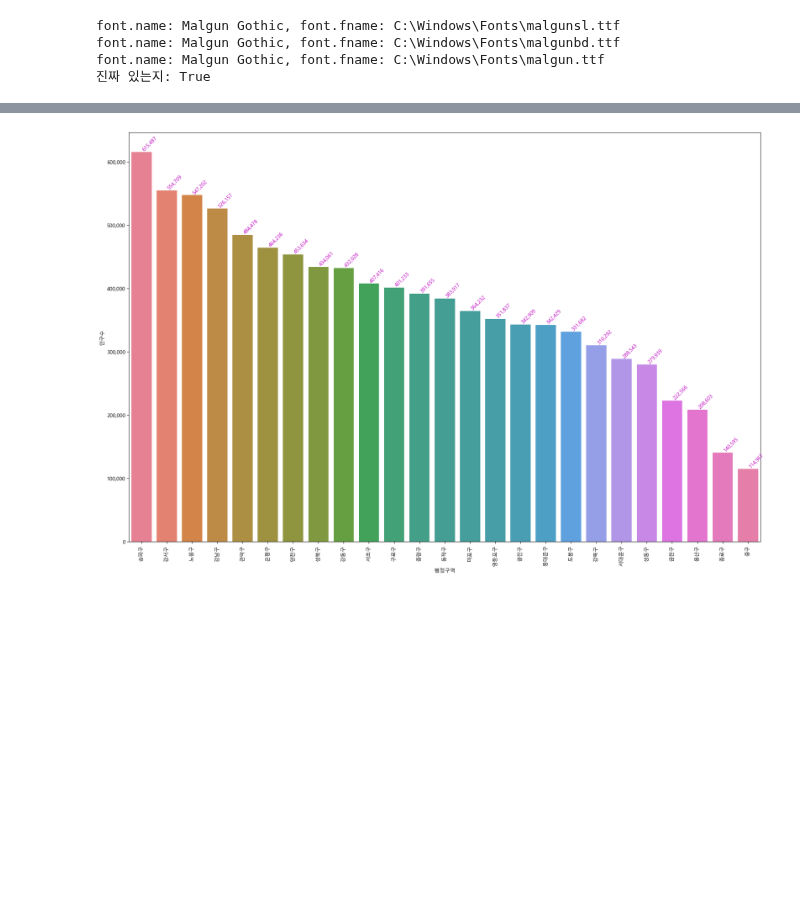
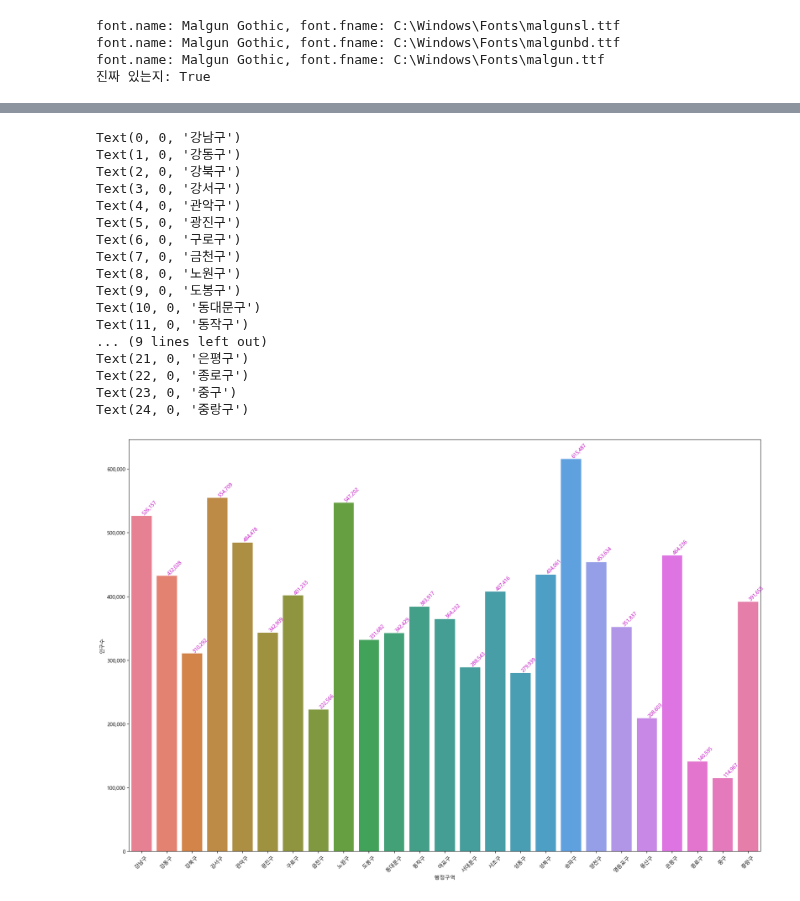
Before and after one commit to ikh0120/python_Webscraping_Analysis, a Jupyter notebook: 03-1.행정구역정보_분석과시각화.ipynb, the cells around one changed output, grey strips where cells are left out. Drawn from its saved outputs; the diff is of its cells as text; code cells hidden in the pictures; blank space fills up the shorter version.

```diff
--- a/03-1.행정구역정보_분석과시각화.ipynb
+++ b/03-1.행정구역정보_분석과시각화.ipynb
@@ -1022,3 +1022,6 @@ font.name: Malgun Gothic, font.fname: C:\Windows\Fonts\malgunsl.ttf
 font.name: Malgun Gothic, font.fname: C:\Windows\Fonts\malgunbd.ttf
 font.name: Malgun Gothic, font.fname: C:\Windows\Fonts\malgun.ttf
 진짜 있는지: True
+# %%
+seoul_df = data.loc[data['광역시도'] == '서울특별시']
+seoul_df.head(2)
@@ -1040,0 +1083,6 @@ show_pop_area('경기도')
+# %%
+# for idx, value in enumerate(seoul_df["인구수"].items()):
+#     print(idx, value)
+# enumerate 첫 값은 인덱스, 두번째 값은 value
+for idx, value in enumerate(seoul_df["인구수"].items()):
+    print(idx, value[1])
@@ -1041,18 +1107,40 @@ show_pop_area('경기도')
 # %%
 figure, ax1 = plt.subplots(nrows=1, ncols=1)
 figure.set_size_inches(18,12)
 sns.barplot(data=seoul_df, x="행정구역", y="인구수", ax=ax1,hue='행정구역')
 
 # y축의 label값에 ,(콤마) 출력하기
-ax1.get_yaxis().set_major_formatter(plt.FuncFormatter(lambda x, loc: "{:,}".format(int(x))))
-
+# get_yaxis(): y축 가져오기
+# FuncFormatter: 축(tick)의 값들을 포멧할 수 있는 함수기반 포메터
+ax1.get_yaxis().set_major_formatter(plt.FuncFormatter(\
+    lambda x, loc: "{:,}".format(int(x))))
 
 for item in ax1.get_xticklabels():
-    item.set_rotation(90)
-for i, v in enumerate(seoul_df["인구수"].items()):
-    ax1.text(i ,v[1], "{:,}".format(v[1]), color='m', va ='bottom', rotation=45)
+    print(item)
+    item.set_rotation(45) # 값 하나하나를 45도로 x축의 값 돌리기
+
+for idx, value in enumerate(seoul_df["인구수"].items()):
+    ax1.text(idx ,value[1], "{:,}".format(value[1]), color='m',\
+        va ='bottom', rotation=45)
 plt.tight_layout()
 
 plt.show()
 # %% [output]
+Text(0, 0, '강남구')
+Text(1, 0, '강동구')
+Text(2, 0, '강북구')
+Text(3, 0, '강서구')
+Text(4, 0, '관악구')
+Text(5, 0, '광진구')
+Text(6, 0, '구로구')
+Text(7, 0, '금천구')
+Text(8, 0, '노원구')
+Text(9, 0, '도봉구')
+Text(10, 0, '동대문구')
+Text(11, 0, '동작구')
+... (9 lines left out)
+Text(21, 0, '은평구')
+Text(22, 0, '종로구')
+Text(23, 0, '중구')
+Text(24, 0, '중랑구')
-[figure, old version]
+[figure, new version]
```
Also changed, not shown: parts of 10 cells of this notebook, 4 other files.
